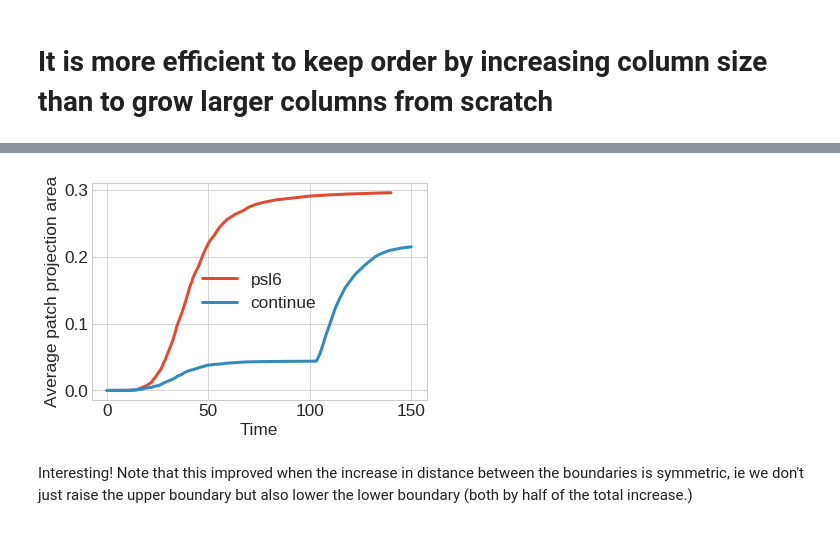
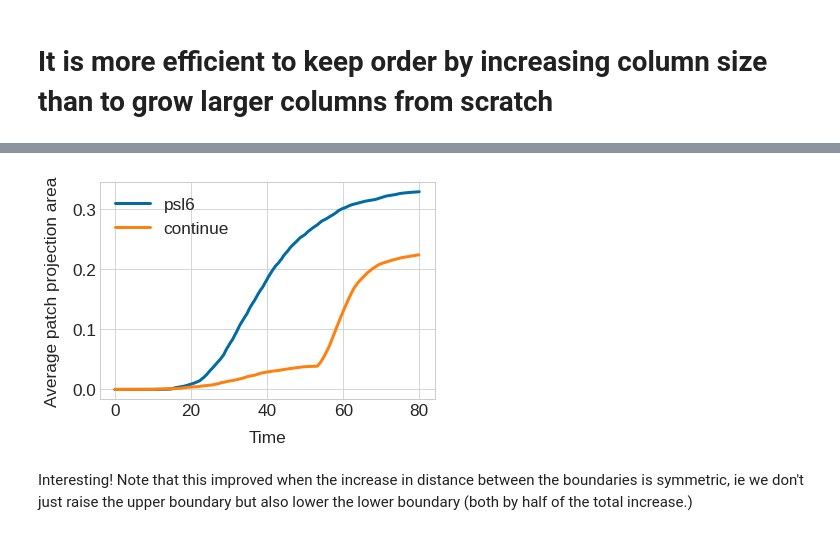
Before and after one commit to somathias/CartilageCBM, a Jupyter notebook: exp-mesenchymal_condensation_draft.ipynb, the cells around one changed output, grey strips where cells are left out. Saved outputs shown, nothing was run; the diff lists cells and outputs as text; code cells hidden in the pictures.

Commit message:
Work on plots

```diff
--- a/exp-mesenchymal_condensation_draft.ipynb
+++ b/exp-mesenchymal_condensation_draft.ipynb
@@ -403,0 +425,12 @@ Hmm. This means that all the difficulty in growing columns in our current setup
+# %%
+dir_default = 'exp-draft/mesenchymal_condensation/orientation/20220223-152730/'
+dir_flat = 'exp-draft/mesenchymal_condensation/flat/20220225-131527/'
+dir_lb0 = 'exp-draft/mesenchymal_condensation/flat/20220225-125830/'
+
+# save label-path tuple
+with open(path_to_label_files+'flat', 'w') as f:
+    f.write(dir_flat+'0/')
+
+# save label-path tuple
+with open(path_to_label_files+'lb0', 'w') as f:
+    f.write(dir_lb0+'0/')
@@ -516,2 +582,15 @@ plt.savefig(path_to_plots+'ppa_order.pdf', bbox_inches='tight')
+# %%
+
+dir_6 = 'exp-draft/mesenchymal_condensation/order/20220301-113539/'
+
+# save label-path tuple
+with open(path_to_label_files+'psl_6', 'w') as f:
+    f.write(dir_6+'0/')
+
+dir_8 = 'exp-draft/mesenchymal_condensation/order/20220301-125119/'
+
+# save label-path tuple
+with open(path_to_label_files+'psl_8', 'w') as f:
+    f.write(dir_8+'0/')
 # %%
 %%bash
@@ -560,0 +737,5 @@ vtkOpenGLVolumeTextureMapper3D::vtkOpenGLVolumeTextureMapper3D was deprecated fo
+# %%
+dir_continue = 'exp-draft/mesenchymal_condensation/continue/20220301-143843/'
+# save label-path tuple
+with open(path_to_label_files+'continue', 'w') as f:
+    f.write(dir_continue+'0/')
@@ -561,40 +760,37 @@ vtkOpenGLVolumeTextureMapper3D::vtkOpenGLVolumeTextureMapper3D was deprecated fo
 # %%
-dir_continue = 'exp-draft/mesenchymal_condensation/continue/20200506-151324/'
-dir_psl6 = 'exp-draft/mesenchymal_condensation/order/20200505-113036/'
+dir_psl6 = 'exp-draft/mesenchymal_condensation/order/20220301-141246/'
 
-# save label-path tuple
-with open(path_to_label_files+'continue', 'w') as f:
-    f.write(dir_continue+'0/')
+
 
 # time steps are consistent across runs, so it's sufficient to load them from a single path
 times_d, coords_d = sm.read_in_data('/home/kubuntu1804/Documents/sf_simulation_results/'+dir_psl6 + '0/results_from_time_0/')
 
 ppa_av_d = np.zeros(times_d.shape)
 for seed in range(8):
     ppa_av_d = ppa_av_d + np.loadtxt('/home/kubuntu1804/Documents/sf_simulation_results/'+dir_psl6+str(seed)+'/results_from_time_0/metrics_results/data_patch_projection_area_av.txt', dtype=float)
 ppa_av_d = ppa_av_d /8
 
 # time steps are consistent across runs, so it's sufficient to load them from a single path
 times_r, coords_r = sm.read_in_data('/home/kubuntu1804/Documents/sf_simulation_results/'+dir_continue+ '0/results_from_time_0/')
-times_r2, coords_r2 = sm.read_in_data('/home/kubuntu1804/Documents/sf_simulation_results/'+dir_continue + '0/results_from_time_100/')
+times_r2, coords_r2 = sm.read_in_data('/home/kubuntu1804/Documents/sf_simulation_results/'+dir_continue + '0/results_from_time_50/')
 
 ppa_av_r = np.zeros(len(times_r)+len(times_r2))
 for seed in range(8):
     ppa_av_r[:len(times_r)] = ppa_av_r[:len(times_r)] + np.loadtxt('/home/kubuntu1804/Documents/sf_simulation_results/'+dir_continue+str(seed)+'/results_from_time_0/metrics_results/data_patch_projection_area_av.txt', dtype=float)
-    ppa_av_r[len(times_r):] = ppa_av_r[len(times_r):] + np.loadtxt('/home/kubuntu1804/Documents/sf_simulation_results/'+dir_continue+str(seed)+'/results_from_time_100/metrics_results/data_patch_projection_area_av.txt', dtype=float)
+    ppa_av_r[len(times_r):] = ppa_av_r[len(times_r):] + np.loadtxt('/home/kubuntu1804/Documents/sf_simulation_results/'+dir_continue+str(seed)+'/results_from_time_50/metrics_results/data_patch_projection_area_av.txt', dtype=float)
 
 ppa_av_r = ppa_av_r /8
 
 
-plt.plot(times_d, ppa_av_d, label='psl6')
-plt.plot(np.concatenate((times_r, times_r2)), ppa_av_r, label='continue')
+plt.plot(times_d[:801], ppa_av_d[:801], label='psl6')
+plt.plot(np.concatenate((times_r, times_r2))[:801], ppa_av_r[:801], label='continue')
 
 plt.legend()
 #plt.title('distance 4.0')
 plt.xlabel('Time')
 plt.ylabel('Average patch projection area')
 plt.savefig(path_to_plots+'ppa_continue.pdf', bbox_inches='tight')
 # %% [output]
-[figure, old version]
+[figure, new version]
 # %% [markdown]
 Interesting! Note that this improved when the increase in distance between the boundaries is symmetric, ie we don't just raise the upper boundary but also lower the lower boundary (both by half of the total increase.)
```
Also changed, not shown: parts of 35 cells of this notebook, 1 other file.
